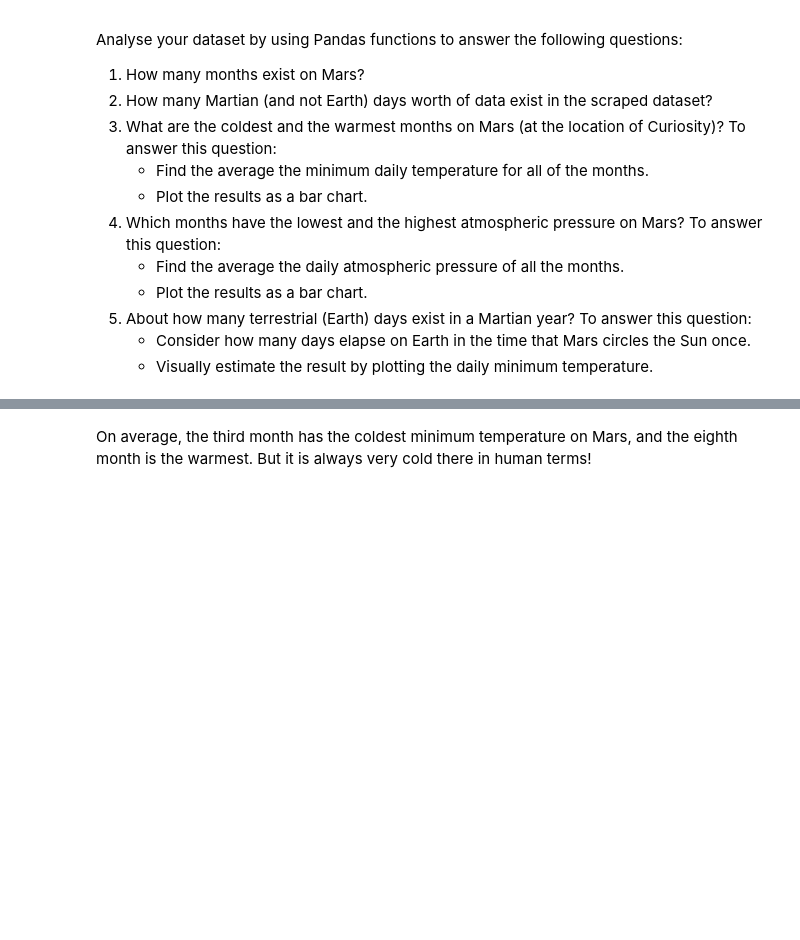
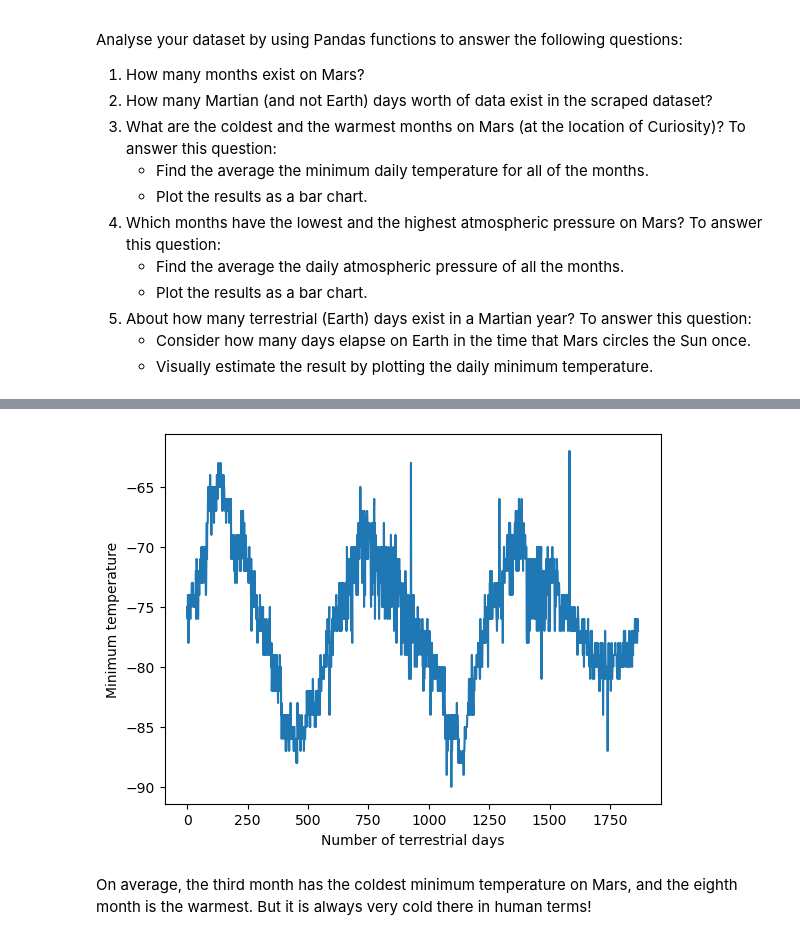
Before and after one commit to JulieKent/BootCamp_Data-Collection-Challenge, a Jupyter notebook: part_2_mars_weather.ipynb, the cells around one changed output, grey strips where cells are left out. Saved outputs shown, nothing was run; the diff lists cells and outputs as text; code cells hidden in the pictures; blank space fills up the shorter version.

```diff
--- a/part_2_mars_weather.ipynb
+++ b/part_2_mars_weather.ipynb
@@ -138,9 +215,11 @@ plt.show()
 # %%
 # 5. How many terrestrial (earth) days are there in a Martian year?
 fig4 = df['min_temp'].plot()
-fig4.set_xlabel('Minimum temperature')
-fig4.set_ylabel('Number of terrestrial days')
+fig4.set_xlabel('Number of terrestrial days')
+fig4.set_ylabel('Minimum temperature')
 plt.show()
+# %% [output]
+[figure, added]
 # %% [markdown]
 On average, the third month has the coldest minimum temperature on Mars, and the eighth month is the warmest. But it is always very cold there in human terms!
 # %% [markdown]
```
Also changed, not shown: parts of 10 cells of this notebook, 15 other files.
